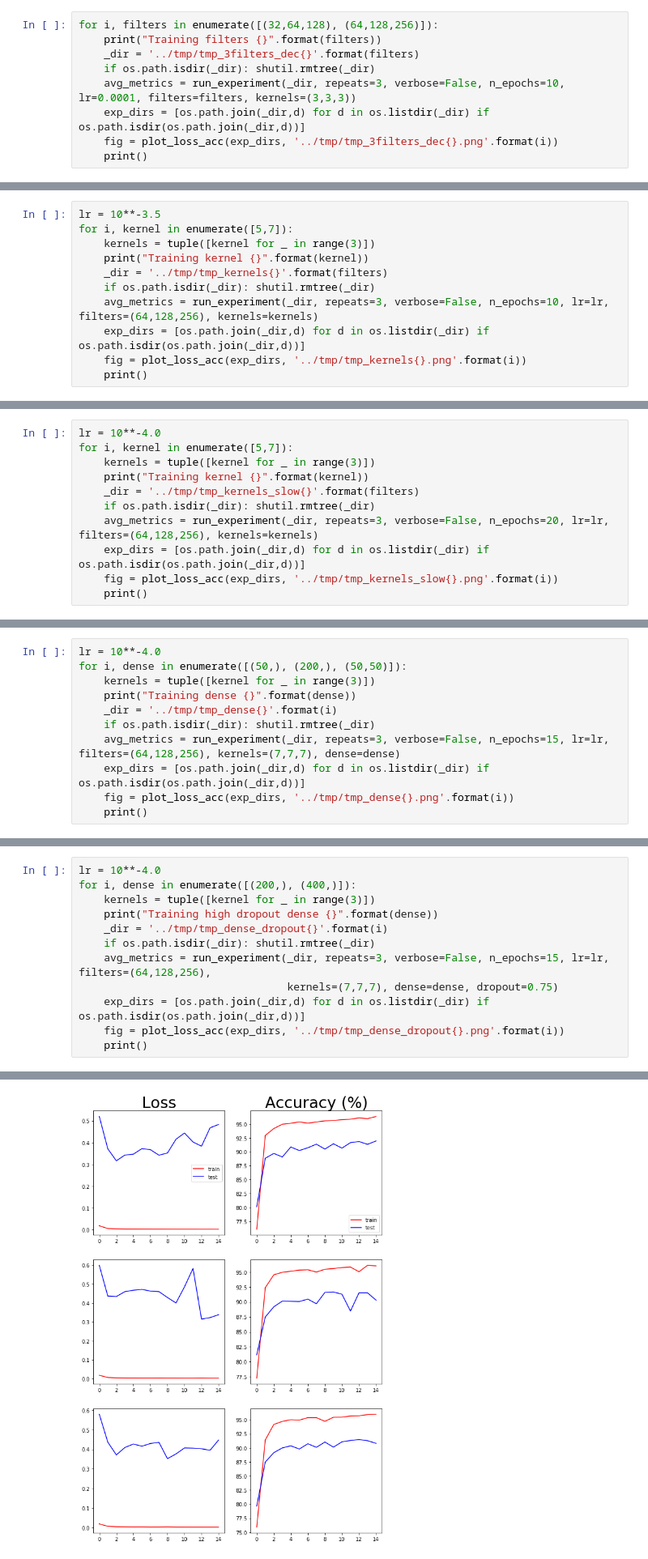
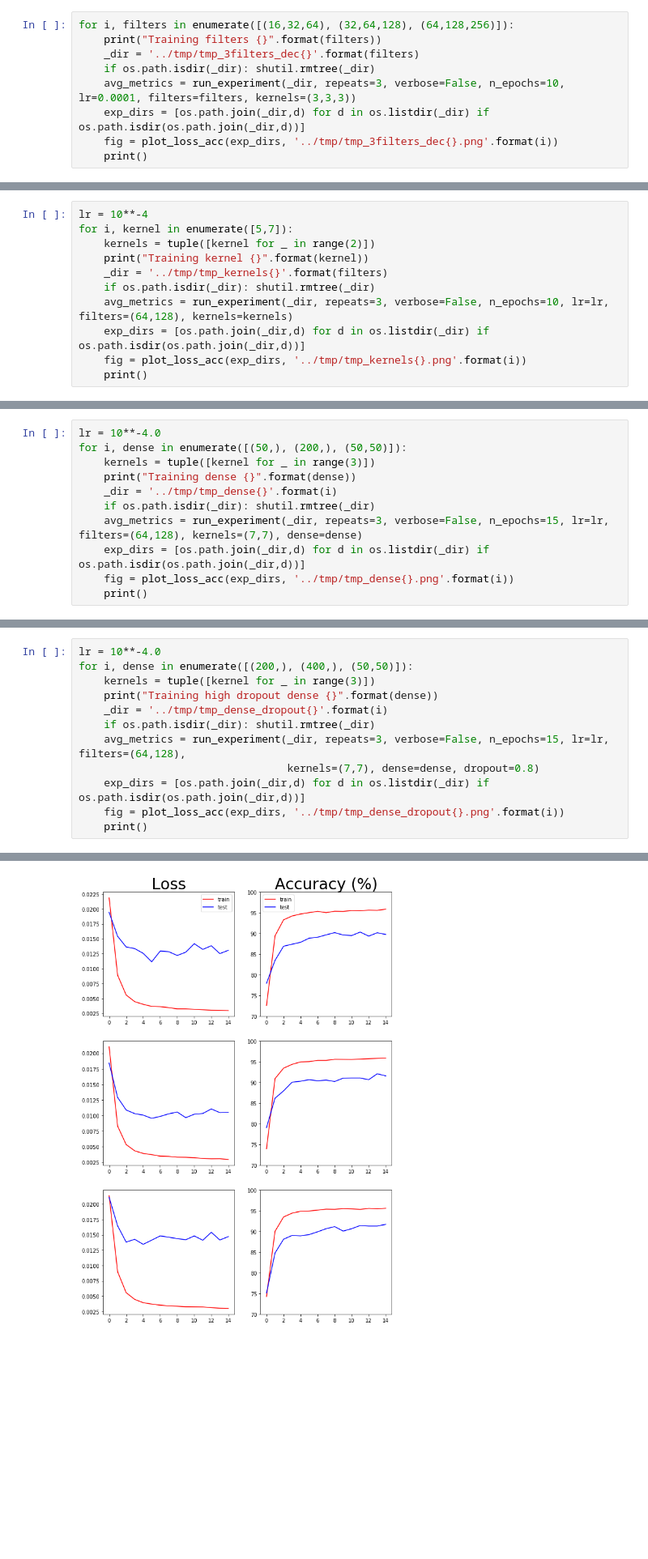
Before and after one commit to SLQW/HAR_eg, a Jupyter notebook: notebooks/coarse_optimization.ipynb, the cells around one changed output, grey strips where cells are left out. Shown at 81% size. Drawn from its saved outputs; the diff is of its cells as text; blank space fills up the shorter version.

```diff
--- a/notebooks/coarse_optimization.ipynb
+++ b/notebooks/coarse_optimization.ipynb
@@ -172,7 +143,7 @@ test_acc:   89.379
 # %% [markdown]
 ### 3 Filters Changing
 # %%
-for i, filters in enumerate([(32,64,128), (64,128,256)]):
+for i, filters in enumerate([(16,32,64), (32,64,128), (64,128,256)]):
     print("Training filters {}".format(filters))
     _dir = '../tmp/tmp_3filters_dec{}'.format(filters)
     if os.path.isdir(_dir): shutil.rmtree(_dir)
@@ -203,13 +175,13 @@ test_acc:   90.148
 # %% [markdown]
 ### Kernel size
 # %%
-lr = 10**-3.5
+lr = 10**-4
 for i, kernel in enumerate([5,7]):
-    kernels = tuple([kernel for _ in range(3)])
+    kernels = tuple([kernel for _ in range(2)])
     print("Training kernel {}".format(kernel))
     _dir = '../tmp/tmp_kernels{}'.format(filters)
     if os.path.isdir(_dir): shutil.rmtree(_dir)
-    avg_metrics = run_experiment(_dir, repeats=3, verbose=False, n_epochs=10, lr=lr, filters=(64,128,256), kernels=kernels)
+    avg_metrics = run_experiment(_dir, repeats=3, verbose=False, n_epochs=10, lr=lr, filters=(64,128), kernels=kernels)
     exp_dirs = [os.path.join(_dir,d) for d in os.listdir(_dir) if os.path.isdir(os.path.join(_dir,d))]
     fig = plot_loss_acc(exp_dirs, '../tmp/tmp_kernels{}.png'.format(i))
     print()
@@ -238,11 +207,0 @@ test_acc:   90.736
-# %%
-lr = 10**-4.0
-for i, kernel in enumerate([5,7]):
-    kernels = tuple([kernel for _ in range(3)])
-    print("Training kernel {}".format(kernel))
-    _dir = '../tmp/tmp_kernels_slow{}'.format(filters)
-    if os.path.isdir(_dir): shutil.rmtree(_dir)
-    avg_metrics = run_experiment(_dir, repeats=3, verbose=False, n_epochs=20, lr=lr, filters=(64,128,256), kernels=kernels)
-    exp_dirs = [os.path.join(_dir,d) for d in os.listdir(_dir) if os.path.isdir(os.path.join(_dir,d))]
-    fig = plot_loss_acc(exp_dirs, '../tmp/tmp_kernels_slow{}.png'.format(i))
-    print()
@@ -275,7 +214,7 @@ for i, dense in enumerate([(50,), (200,), (50,50)]):
     print("Training dense {}".format(dense))
     _dir = '../tmp/tmp_dense{}'.format(i)
     if os.path.isdir(_dir): shutil.rmtree(_dir)
-    avg_metrics = run_experiment(_dir, repeats=3, verbose=False, n_epochs=15, lr=lr, filters=(64,128,256), kernels=(7,7,7), dense=dense)
+    avg_metrics = run_experiment(_dir, repeats=3, verbose=False, n_epochs=15, lr=lr, filters=(64,128), kernels=(7,7), dense=dense)
     exp_dirs = [os.path.join(_dir,d) for d in os.listdir(_dir) if os.path.isdir(os.path.join(_dir,d))]
     fig = plot_loss_acc(exp_dirs, '../tmp/tmp_dense{}.png'.format(i))
     print()
@@ -304,13 +243,13 @@ test_acc:   90.793
 ### Dropout
 # %%
 lr = 10**-4.0
-for i, dense in enumerate([(200,), (400,)]):
+for i, dense in enumerate([(200,), (400,), (50,50)]):
     kernels = tuple([kernel for _ in range(3)])
     print("Training high dropout dense {}".format(dense))
     _dir = '../tmp/tmp_dense_dropout{}'.format(i)
     if os.path.isdir(_dir): shutil.rmtree(_dir)
-    avg_metrics = run_experiment(_dir, repeats=3, verbose=False, n_epochs=15, lr=lr, filters=(64,128,256),
-                                 kernels=(7,7,7), dense=dense, dropout=0.75)
+    avg_metrics = run_experiment(_dir, repeats=3, verbose=False, n_epochs=15, lr=lr, filters=(64,128),
+                                 kernels=(7,7), dense=dense, dropout=0.8)
     exp_dirs = [os.path.join(_dir,d) for d in os.listdir(_dir) if os.path.isdir(os.path.join(_dir,d))]
     fig = plot_loss_acc(exp_dirs, '../tmp/tmp_dense_dropout{}.png'.format(i))
     print()
@@ -335 +274 @@ test_acc:   91.924
-[figure, old version]
+[figure, new version]
```
Also changed, not shown: parts of 13 cells of this notebook.
